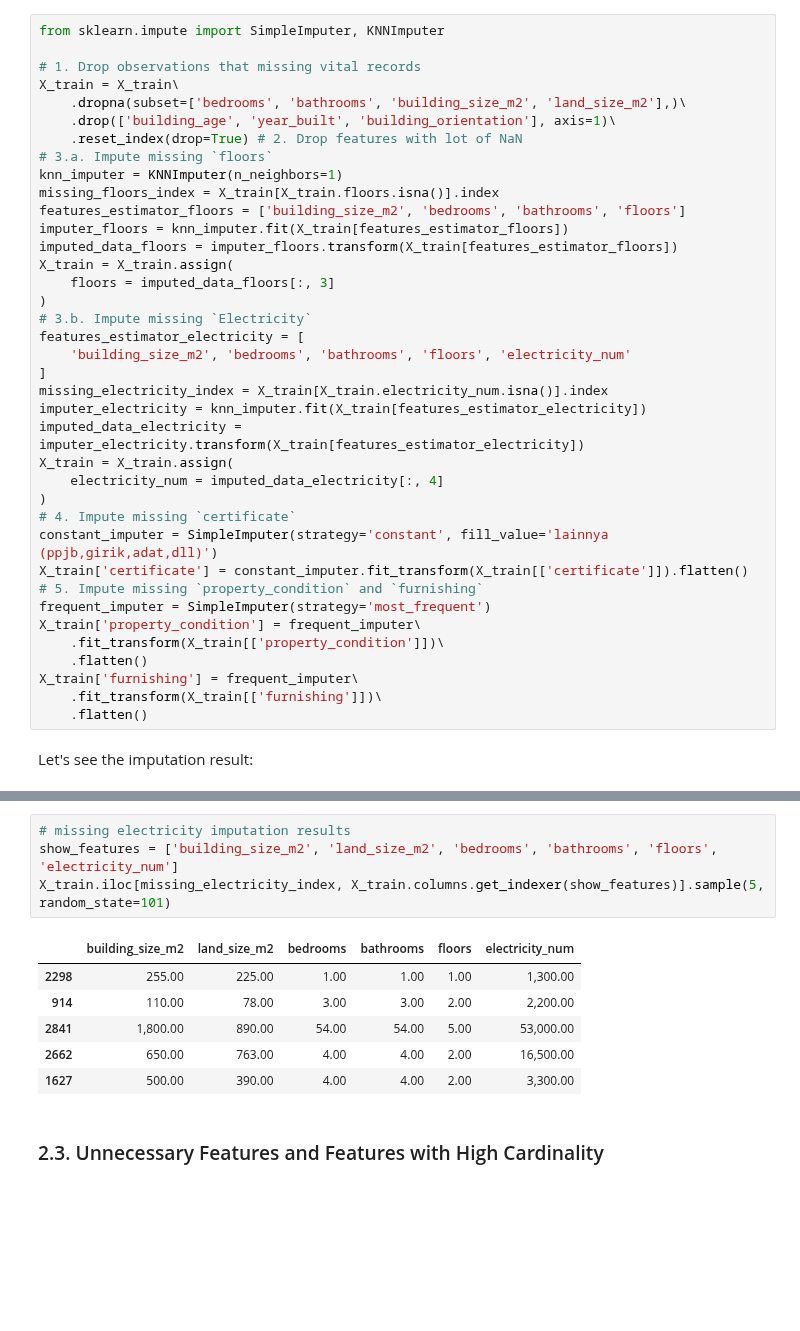
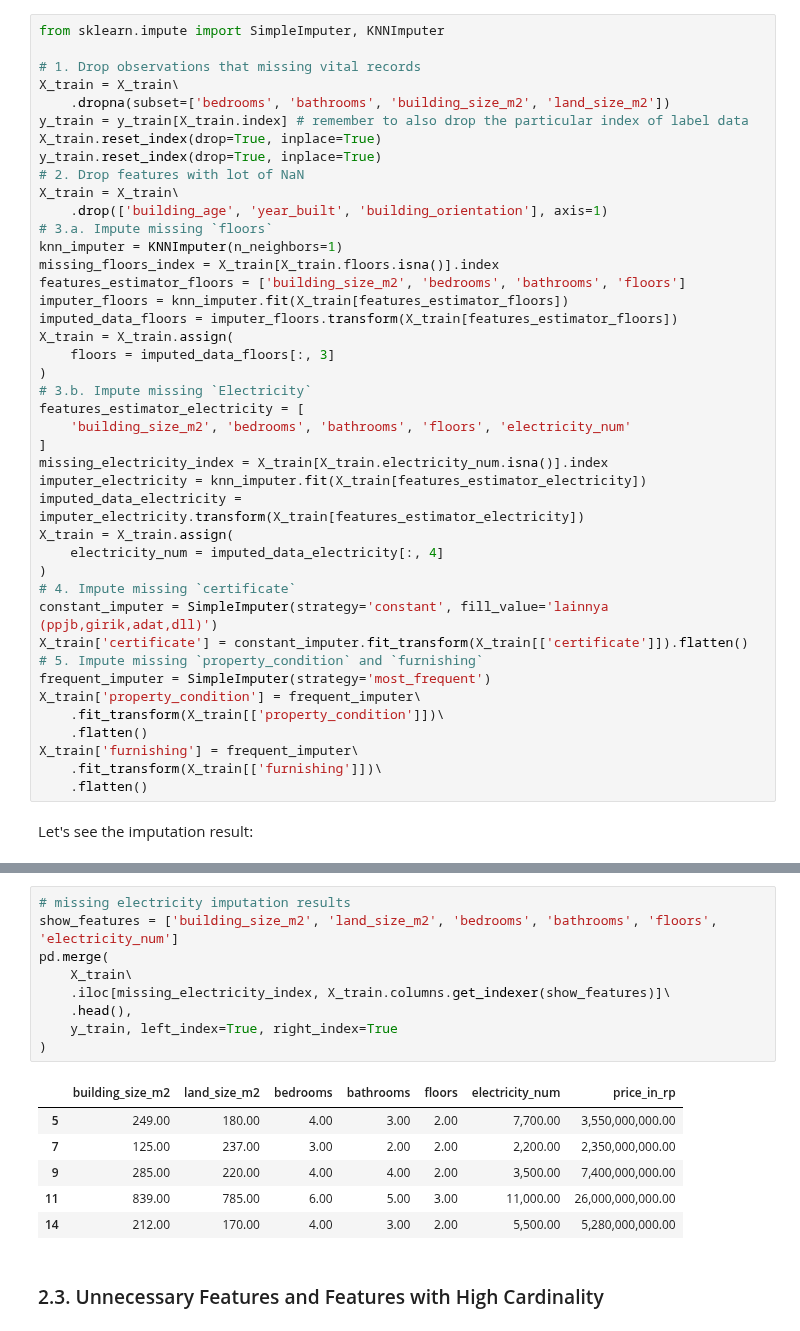
Before and after one commit to nbarizki/jabodetabekhousepricing, a Jupyter notebook: 3 - Linear Modeling of House Price.ipynb, the cells around one changed output, grey strips where cells are left out. Drawn from its saved outputs; the diff is of its cells as text; blank space fills up the shorter version.

```diff
--- a/3 - Linear Modeling of House Price.ipynb
+++ b/3 - Linear Modeling of House Price.ipynb
@@ -86,9 +86,13 @@ from sklearn.impute import SimpleImputer, KNNImputer
 
 # 1. Drop observations that missing vital records
 X_train = X_train\
-    .dropna(subset=['bedrooms', 'bathrooms', 'building_size_m2', 'land_size_m2'],)\
-    .drop(['building_age', 'year_built', 'building_orientation'], axis=1)\
-    .reset_index(drop=True) # 2. Drop features with lot of NaN
+    .dropna(subset=['bedrooms', 'bathrooms', 'building_size_m2', 'land_size_m2'])
+y_train = y_train[X_train.index] # remember to also drop the particular index of label data
+X_train.reset_index(drop=True, inplace=True)
+y_train.reset_index(drop=True, inplace=True)
+# 2. Drop features with lot of NaN
+X_train = X_train\
+    .drop(['building_age', 'year_built', 'building_orientation'], axis=1)
 # 3.a. Impute missing `floors`
 knn_imputer = KNNImputer(n_neighbors=1)
 missing_floors_index = X_train[X_train.floors.isna()].index
@@ -133,14 +140,19 @@ X_train.iloc[missing_floors_index, X_train.columns.get_indexer(show_features)]
 # %%
 # missing electricity imputation results
 show_features = ['building_size_m2', 'land_size_m2', 'bedrooms', 'bathrooms', 'floors', 'electricity_num']
-X_train.iloc[missing_electricity_index, X_train.columns.get_indexer(show_features)].sample(5, random_state=101)
+pd.merge(
+    X_train\
+    .iloc[missing_electricity_index, X_train.columns.get_indexer(show_features)]\
+    .head(),
+    y_train, left_index=True, right_index=True
+)
 # %% [output]
-|  | building_size_m2 | land_size_m2 | bedrooms | bathrooms | floors | electricity_num |
-| 2298 | 255.00 | 225.00 | 1.00 | 1.00 | 1.00 | 1,300.00 |
-| 914 | 110.00 | 78.00 | 3.00 | 3.00 | 2.00 | 2,200.00 |
-| 2841 | 1,800.00 | 890.00 | 54.00 | 54.00 | 5.00 | 53,000.00 |
-| 2662 | 650.00 | 763.00 | 4.00 | 4.00 | 2.00 | 16,500.00 |
-| 1627 | 500.00 | 390.00 | 4.00 | 4.00 | 2.00 | 3,300.00 |
+|  | building_size_m2 | land_size_m2 | bedrooms | bathrooms | floors | electricity_num | price_in_rp |
+| 5 | 249.00 | 180.00 | 4.00 | 3.00 | 2.00 | 7,700.00 | 3,550,000,000.00 |
+| 7 | 125.00 | 237.00 | 3.00 | 2.00 | 2.00 | 2,200.00 | 2,350,000,000.00 |
+| 9 | 285.00 | 220.00 | 4.00 | 4.00 | 2.00 | 3,500.00 | 7,400,000,000.00 |
+| 11 | 839.00 | 785.00 | 6.00 | 5.00 | 3.00 | 11,000.00 | 26,000,000,000.00 |
+| 14 | 212.00 | 170.00 | 4.00 | 3.00 | 2.00 | 5,500.00 | 5,280,000,000.00 |
 # %% [markdown]
 ### 2.3. Unnecessary Features and Features with High Cardinality
 # %%
```
Also changed, not shown: parts of 23 cells of this notebook, 7 other files.
